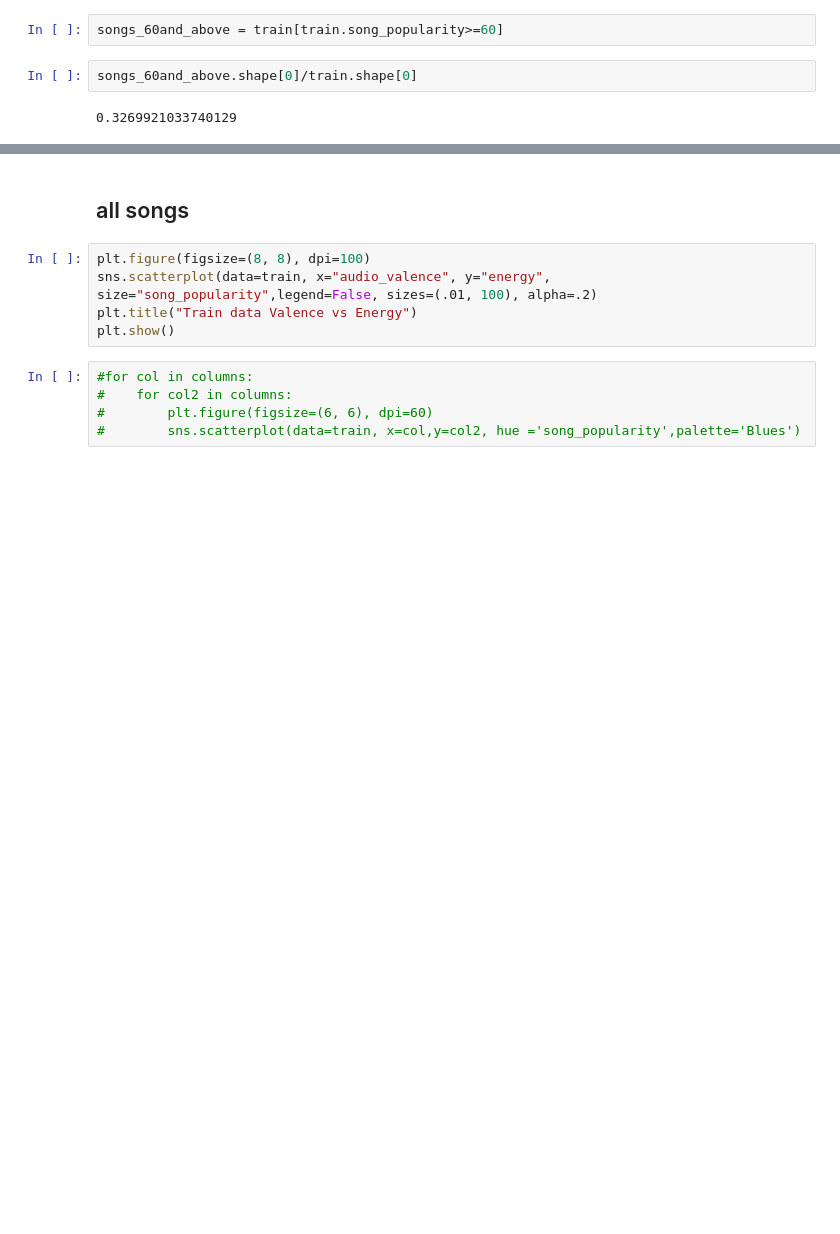
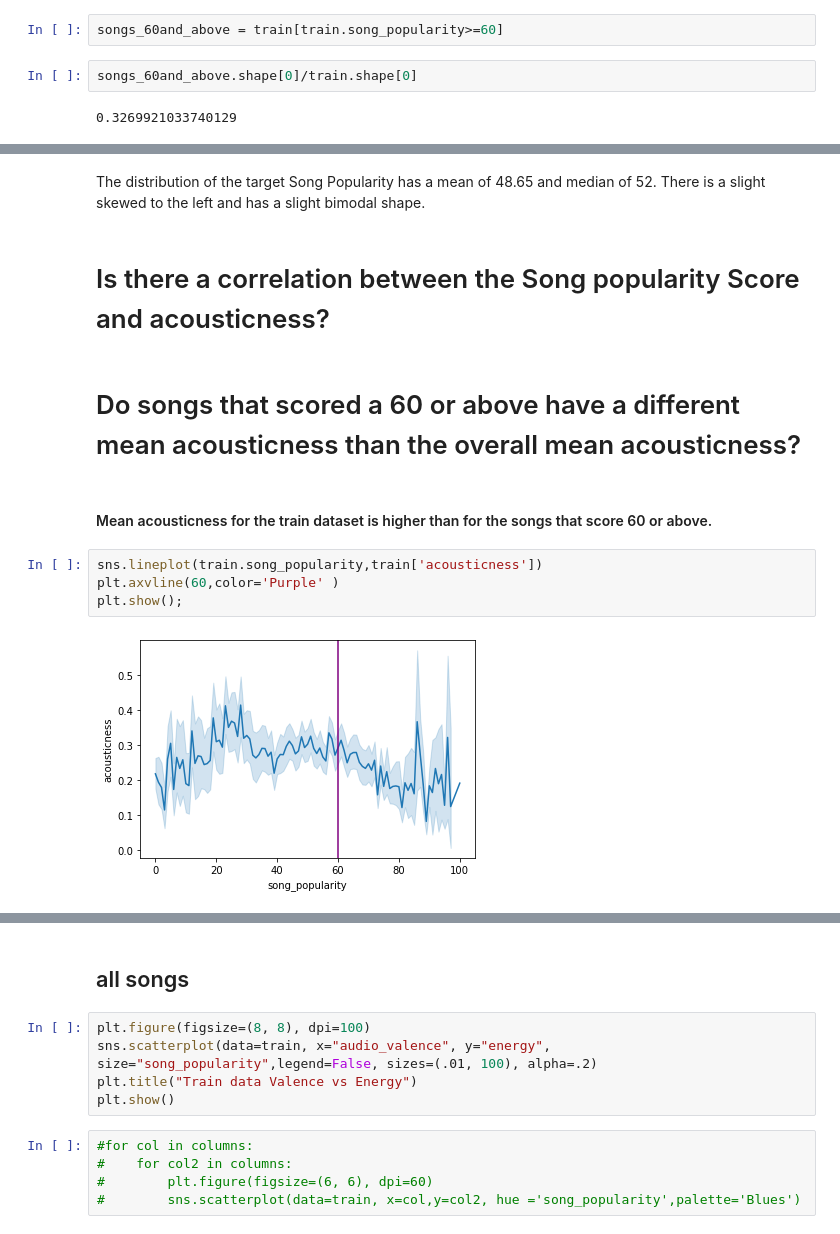
Before and after one commit to Yvette-Ibarra/song_popularity_prediction, a Jupyter notebook: workbook2_song_popularity.ipynb, the cells around one changed output, grey strips where cells are left out. Cells and saved outputs as stored; diff of their text form; blank space fills up the shorter version.

```diff
--- a/workbook2_song_popularity.ipynb
+++ b/workbook2_song_popularity.ipynb
@@ -261,0 +277,14 @@ train.song_popularity.mean()
+# %% [markdown]
+The distribution of the target Song Popularity has a mean of 48.65 and median of 52. There is a slight skewed to the left and has a slight bimodal shape.
+# %% [markdown]
+# Is there a correlation between the Song popularity Score and acousticness?
+# %% [markdown]
+# Do songs that scored a 60 or above have a different mean acousticness than the overall mean acousticness?
+# %% [markdown]
+#### Mean acousticness for the train dataset is higher than for the songs that score 60 or above.
+# %%
+sns.lineplot(train.song_popularity,train['acousticness'])
+plt.axvline(60,color='Purple' )
+plt.show();
+# %% [output]
+[figure, added]
```
Also changed, not shown: parts of 16 cells of this notebook, 1 other file.
